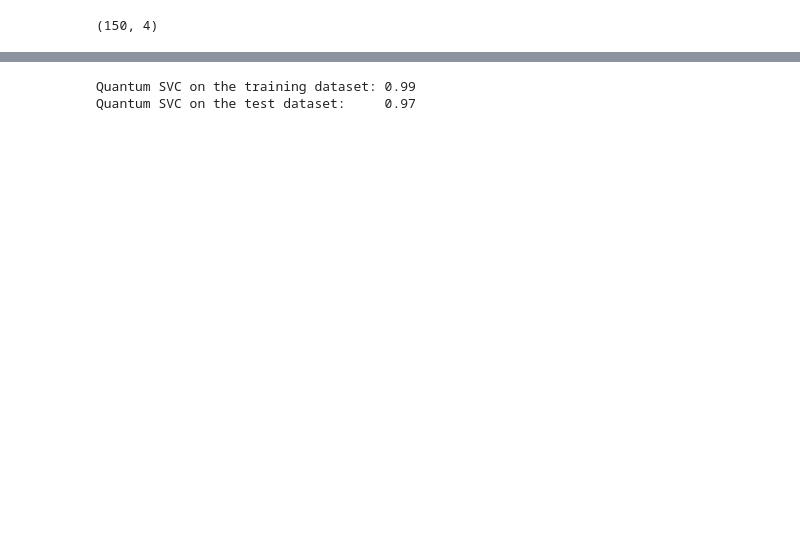
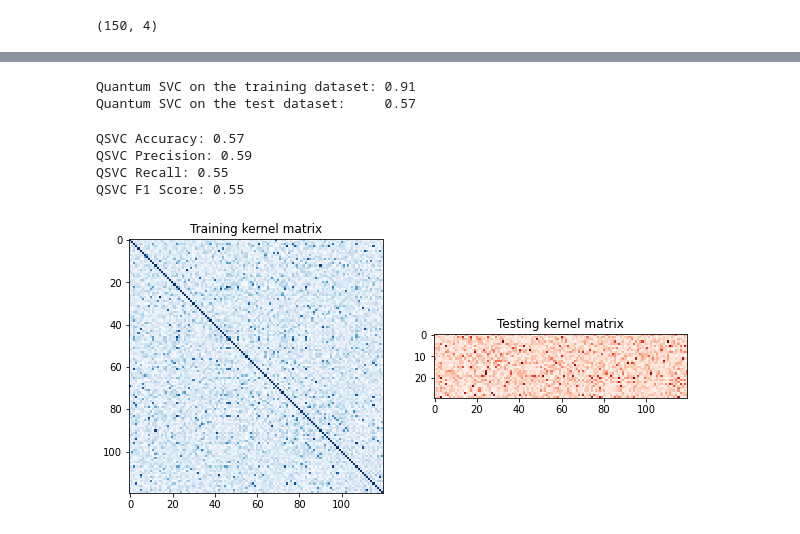
Before and after one commit to quantamunia/quantumML, a Jupyter notebook: QSVC_SVC/QSVC_SVC.ipynb, the cells around one changed output, grey strips where cells are left out. Cells and saved outputs as stored; diff of their text form; code cells hidden in the pictures; blank space fills up the shorter version.

```diff
--- a/QSVC_SVC/QSVC_SVC.ipynb
+++ b/QSVC_SVC/QSVC_SVC.ipynb
@@ -24,5 +32,4 @@ train_features, test_features, train_labels, test_labels = train_test_split(
 # %%
-from sklearn.svm import SVC
-
 svc = SVC()
-_ = svc.fit(train_features, train_labels)  # suppress printing the return value
+svc.fit(X_train, y_train)
+svc_pred = svc.predict(X_test)
@@ -62,17 +74 @@ sampler = Sampler()
-# %%
-from matplotlib import pyplot as plt
-from IPython.display import clear_output
-
-objective_func_vals = []
-plt.rcParams["figure.figsize"] = (12, 6)
-
-
-def callback_graph(weights, obj_func_eval):
-    clear_output(wait=True)
-    objective_func_vals.append(obj_func_eval)
-    plt.title("Objective function value against iteration")
-    plt.xlabel("Iteration")
-    plt.ylabel("Objective function value")
-    plt.plot(range(len(objective_func_vals)), objective_func_vals)
-    plt.show()
 # %%
@@ -101,9 +88,9 @@ Training time: 156 seconds
 # %%
-train_score_q4 = qsvc.score(train_features, train_labels)
-test_score_q4 = qsvc.score(test_features, test_labels)
+qsvc_train_score = qsvc.score(X_train, y_train)
+qsvc_test_score = qsvc.score(X_test, y_test)
 
-print(f"Quantum SVC on the training dataset: {train_score_q4:.2f}")
-print(f"Quantum SVC on the test dataset:     {test_score_q4:.2f}")
+print(f"Quantum SVC on the training dataset: {qsvc_train_score:.2f}")
+print(f"Quantum SVC on the test dataset:     {qsvc_test_score:.2f}")
 # %% [output]
-Quantum SVC on the training dataset: 0.99
-Quantum SVC on the test dataset:     0.97
+Quantum SVC on the training dataset: 0.91
+Quantum SVC on the test dataset:     0.57
@@ -109,0 +104,25 @@ Quantum SVC on the test dataset:     0.97
+# %%
+# Print the metrics for both models
+print(f"QSVC Accuracy: {qsvc_accuracy:.2f}")
+print(f"QSVC Precision: {qsvc_precision:.2f}")
+print(f"QSVC Recall: {qsvc_recall:.2f}")
+print(f"QSVC F1 Score: {qsvc_f1:.2f}")
+# %% [output]
+QSVC Accuracy: 0.57
+QSVC Precision: 0.59
+QSVC Recall: 0.55
+QSVC F1 Score: 0.55
+# %%
+matrix_train = kernel.evaluate(x_vec=X_train)
+matrix_test = kernel.evaluate(x_vec=X_test, y_vec=X_train)
+
+fig, axs = plt.subplots(1, 2, figsize=(10, 5))
+axs[0].imshow(
+    np.asmatrix(matrix_train), interpolation="nearest", origin="upper", cmap="Blues"
+)
+axs[0].set_title("Training kernel matrix")
+axs[1].imshow(np.asmatrix(matrix_test), interpolation="nearest", origin="upper", cmap="Reds")
+axs[1].set_title("Testing kernel matrix")
+plt.show()
+# %% [output]
+[figure, added]
```
Also changed, not shown: parts of 19 cells of this notebook.
